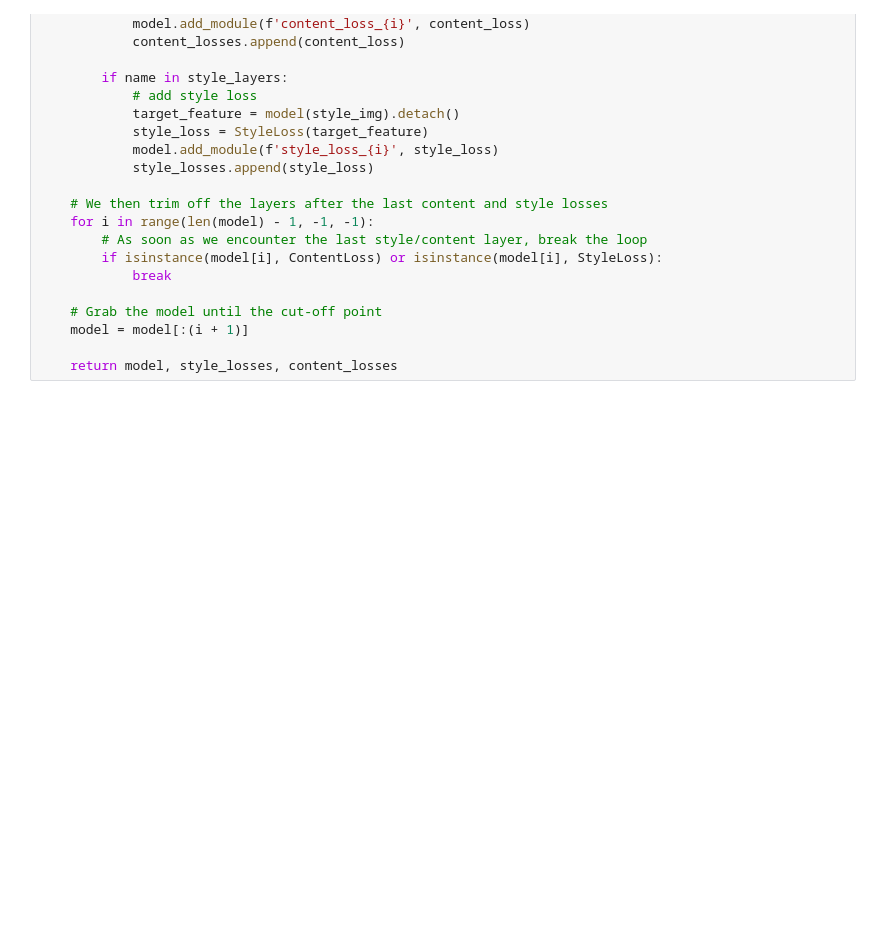
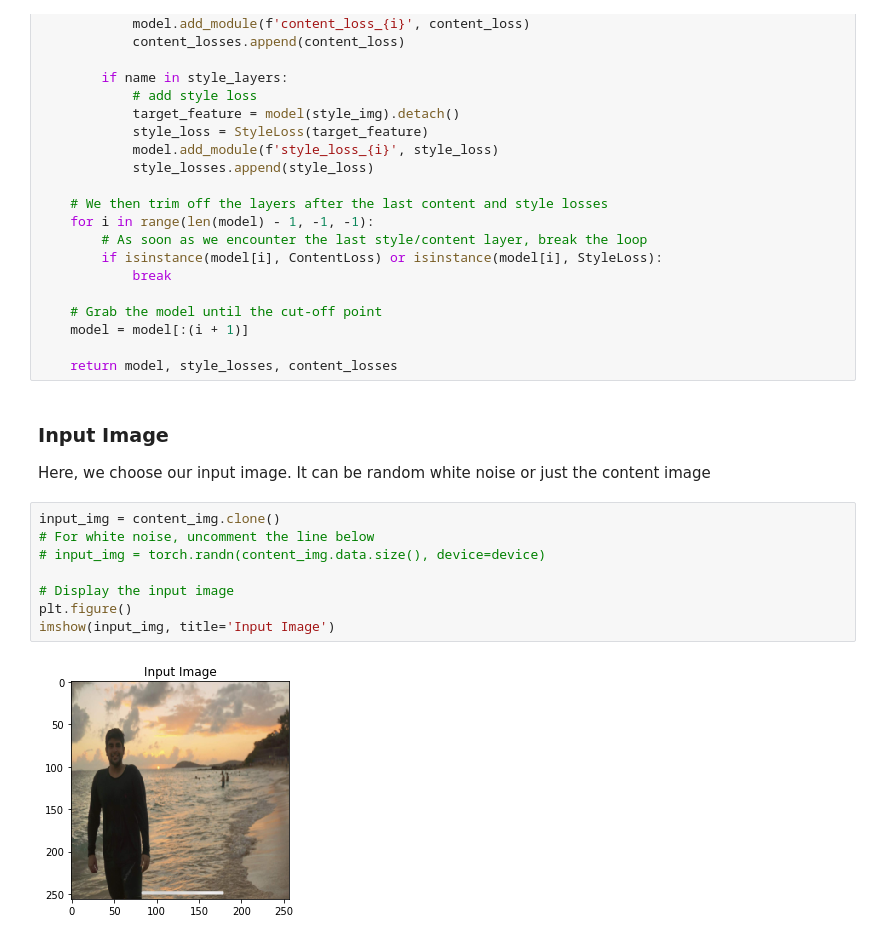
Before and after one commit to sarthakbatragatech/style_transfer, a Jupyter notebook: style_transfer.ipynb, the cells around one changed output. Cells and saved outputs as stored; diff of their text form; blank space fills up the shorter version.

Commit message:
White noise input option added

```diff
--- a/style_transfer.ipynb
+++ b/style_transfer.ipynb
@@ -259,3 +259,17 @@ def get_style_model_and_losses(cnn,
     model = model[:(i + 1)]
 
     return model, style_losses, content_losses
+# %% [markdown]
+### Input Image
+
+Here, we choose our input image. It can be random white noise or just the content image
+# %%
+input_img = content_img.clone()
+# For white noise, uncomment the line below
+# input_img = torch.randn(content_img.data.size(), device=device)
+
+# Display the input image
+plt.figure()
+imshow(input_img, title='Input Image')
+# %% [output]
+[figure, added]
```
Also changed, not shown: parts of 2 cells of this notebook.
